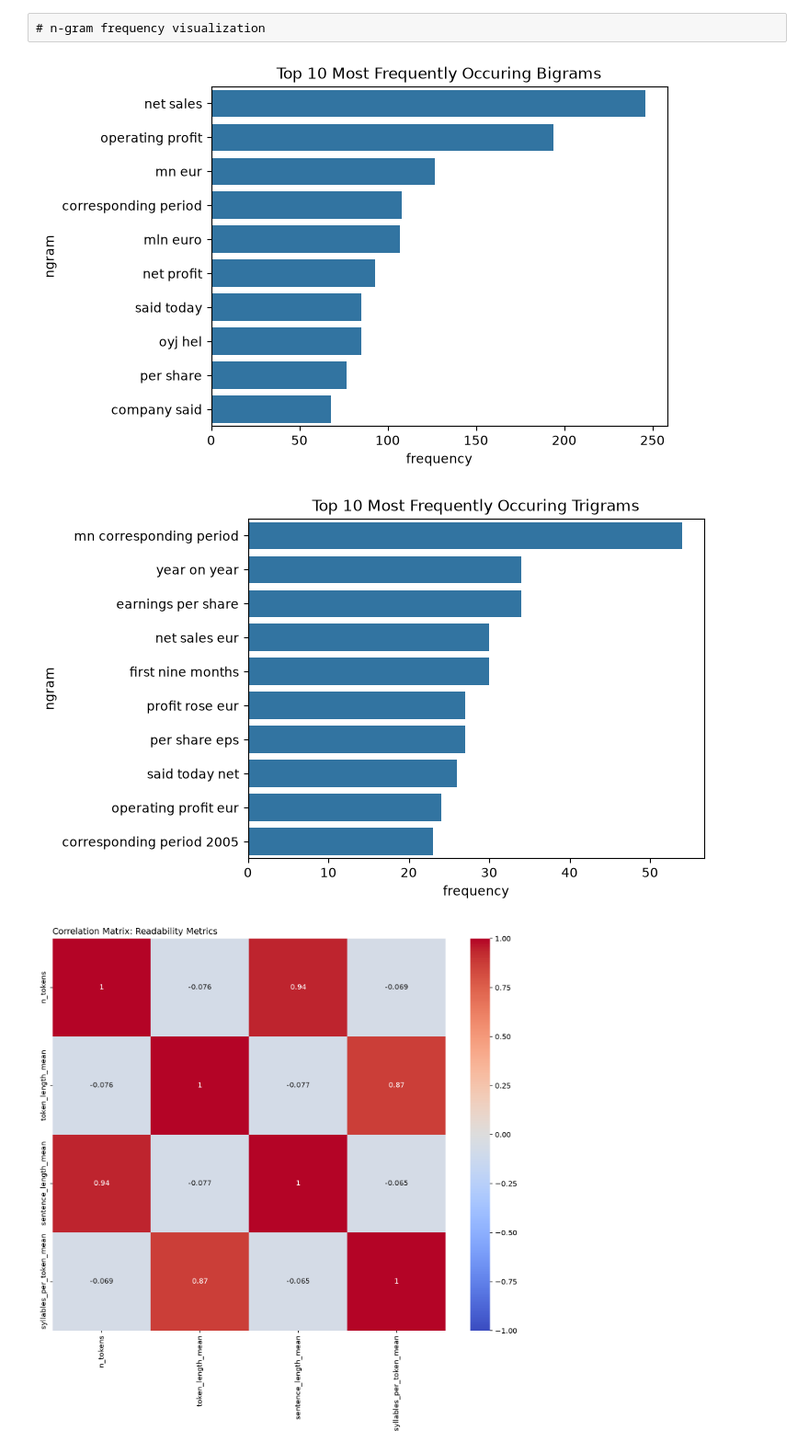
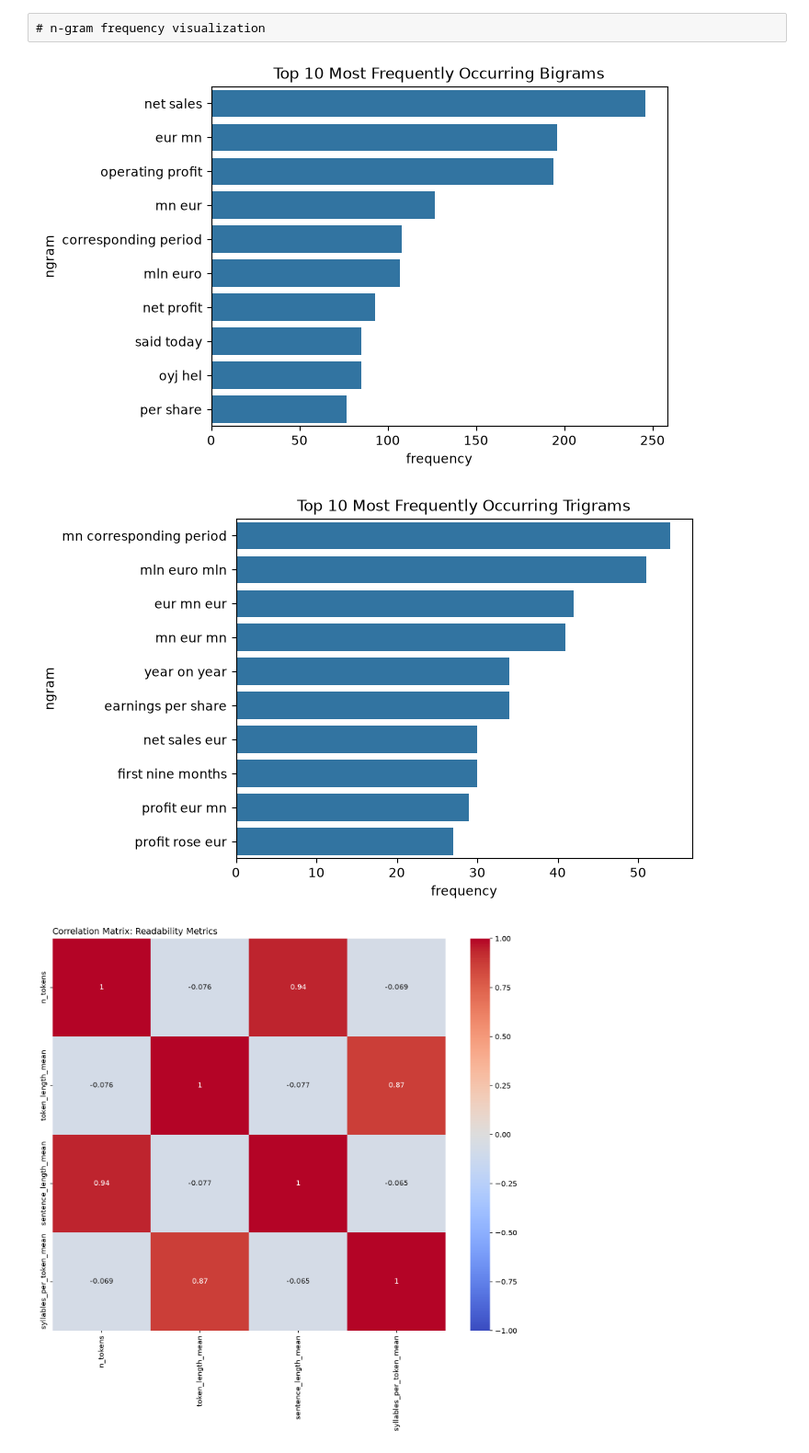
Before and after one commit to thisisadison/quorum, a Jupyter notebook: notebooks/fyp_eda.ipynb, the cells around one changed output. Shown at 92% size. Drawn from its saved outputs; the diff is of its cells as text; code cells hidden in the pictures.

```diff
--- a/notebooks/fyp_eda.ipynb
+++ b/notebooks/fyp_eda.ipynb
@@ -54,10 +54,15 @@ DatasetDict({
     })
 })
 # %%
-# 0 is Negative, 1 is Neutral, 2 is Positive
+# peek financialphrasebank dataset
+# create text labels from numerical labels
+
+LABELS = {0: "negative", 1: "neutral", 2: "positive"}
+ORDER = ["negative", "neutral", "positive"]
+PALETTE = {"negative": "#e34948", "neutral": "#b9b8b2", "positive": "#2a78d6"}
 
 df_50pct = pd.DataFrame(ds_50pct["train"])
-
+df_50pct["label_name"] = df_50pct["label"].map(LABELS)
 
 peek("takala/financial_phrasebank", df_50pct)
 # %% [output]
@@ -168,10 +201,13 @@ plt.show()
 # %%
+# perform data cleaning for term frequency visualization
+
+STOPWORDS = set(stopwords.words("english"))
+
 def clean(text):
     text = text.lower()
-    text = re.sub('[^a-z A-Z 0-9-]+', '', text)
-    text = " ".join([word for word in text.split() if word not in stopwords.words('english')])
-
-    return text
+    text = re.sub(r"[^a-z0-9.\- ]", "", text)
+    text = re.sub(r"\.(?!\d)", "", text)         # drop dots unless part of a number
+    return " ".join(w for w in text.split() if w not in STOPWORDS)
 
 df_wordfreq = df_50pct.copy()
 df_wordfreq['strip_sentence'] = df_50pct['sentence'].apply(clean)
@@ -247,6 +289,8 @@ plt.show()
 # %% [raw]
 # n-gram frequency visualization
 # %%
+# bigram count
+
 cv = CountVectorizer(ngram_range=(2,2))
 bigrams = cv.fit_transform(df_wordfreq['strip_sentence'])
 
@@ -255,20 +299,22 @@ ngram_freq = pd.DataFrame(sorted([(count_values[i], k) for k, i in cv.vocabulary
 ngram_freq.columns = ["frequency", "ngram"]
 
 sns.barplot(x=ngram_freq['frequency'][:10], y=ngram_freq['ngram'][:10])
-plt.title('Top 10 Most Frequently Occuring Bigrams')
+plt.title('Top 10 Most Frequently Occurring Bigrams')
 plt.show()
 # %% [output]
-[figure, old version]
+[figure, new version]
 # %%
+# trigram count
+
 cv1 = CountVectorizer(ngram_range=(3,3))
 trigrams = cv1.fit_transform(df_wordfreq['strip_sentence'])
 count_values = trigrams.toarray().sum(axis=0)
 ngram_freq = pd.DataFrame(sorted([(count_values[i], k) for k, i in cv1.vocabulary_.items()], reverse = True))
 ngram_freq.columns = ["frequency", "ngram"]
 
 sns.barplot(x=ngram_freq['frequency'][:10], y=ngram_freq['ngram'][:10])
-plt.title('Top 10 Most Frequently Occuring Trigrams')
+plt.title('Top 10 Most Frequently Occurring Trigrams')
 plt.show()
 # %% [output]
-[figure, old version]
+[figure, new version]
 # %%
```
Also changed, not shown: parts of 14 cells of this notebook.
